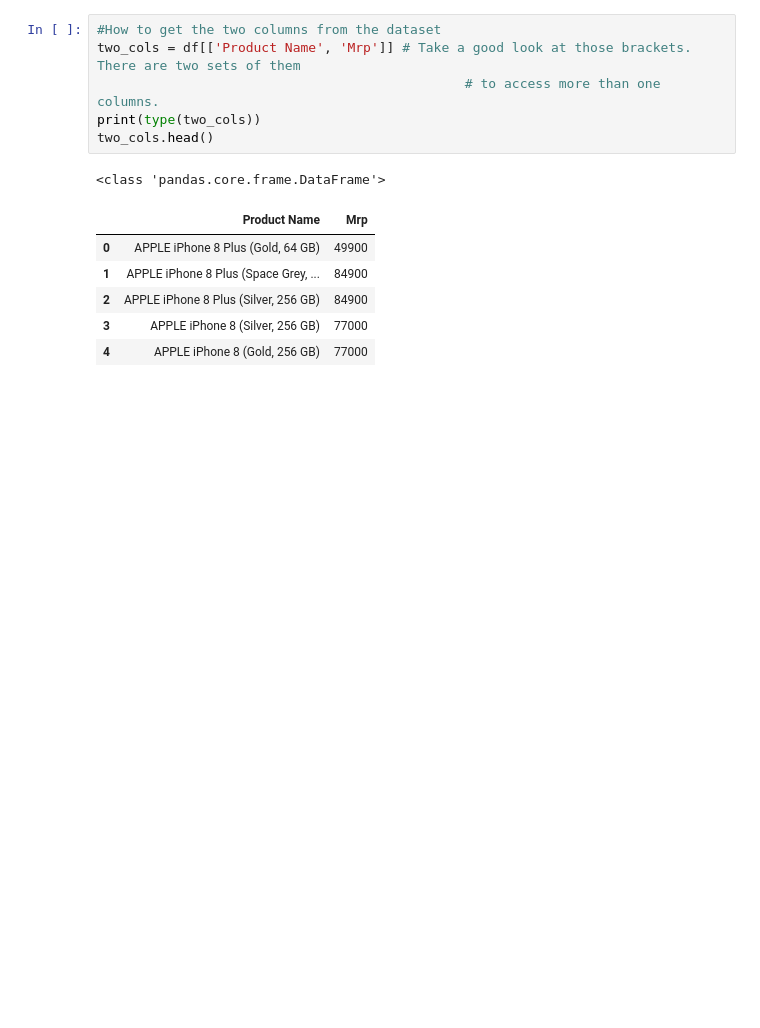
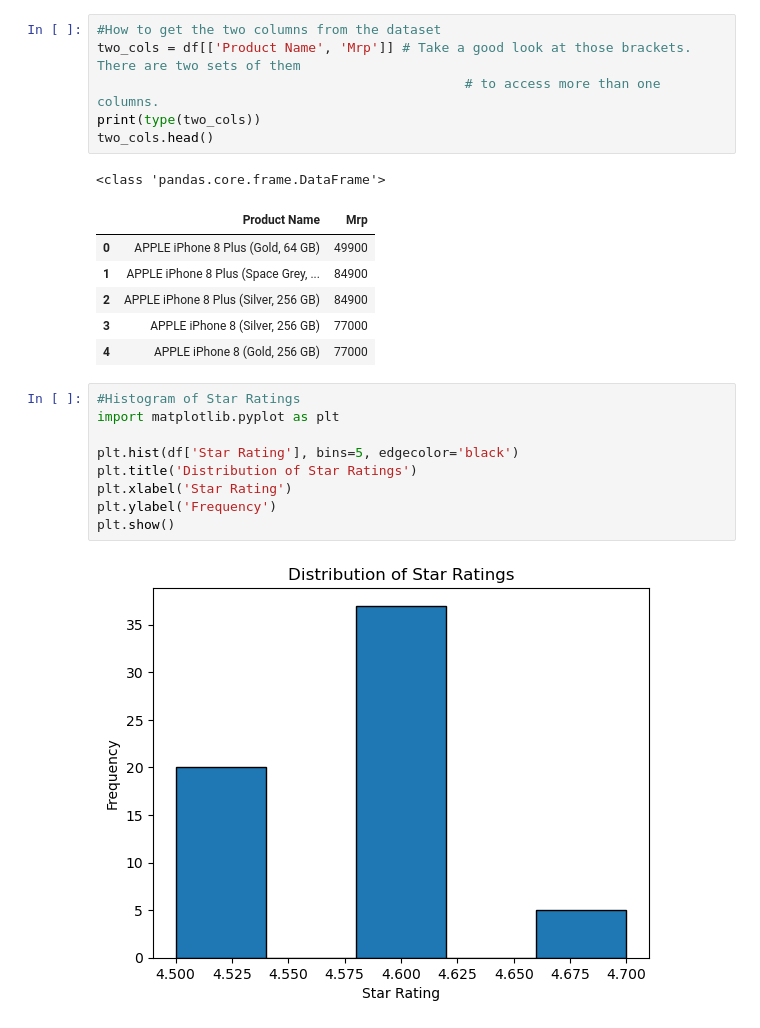
Before and after one commit to gowthamresu/Iphone-Data-Analysis, a Jupyter notebook: Iphone Data Analysis .ipynb, the cells around one changed output. Drawn from its saved outputs; the diff is of its cells as text; blank space fills up the shorter version.

```diff
--- a/Iphone Data Analysis .ipynb
+++ b/Iphone Data Analysis .ipynb
@@ -187,3 +180,14 @@ two_cols.head()
 | 2 | APPLE iPhone 8 Plus (Silver, 256 GB) | 84900 |
 | 3 | APPLE iPhone 8 (Silver, 256 GB) | 77000 |
 | 4 | APPLE iPhone 8 (Gold, 256 GB) | 77000 |
+# %%
+#Histogram of Star Ratings
+import matplotlib.pyplot as plt
+
+plt.hist(df['Star Rating'], bins=5, edgecolor='black')
+plt.title('Distribution of Star Ratings')
+plt.xlabel('Star Rating')
+plt.ylabel('Frequency')
+plt.show()
+# %% [output]
+[figure, added]
```
Also changed, not shown: parts of 8 cells of this notebook.
